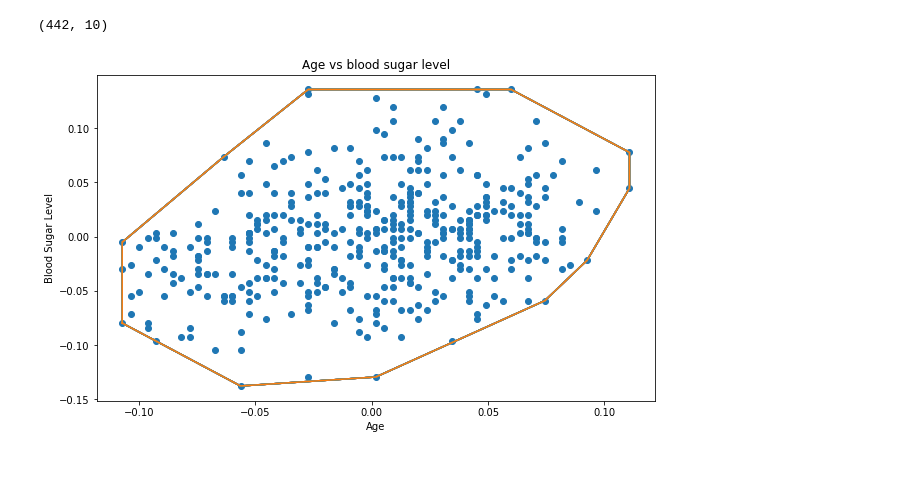
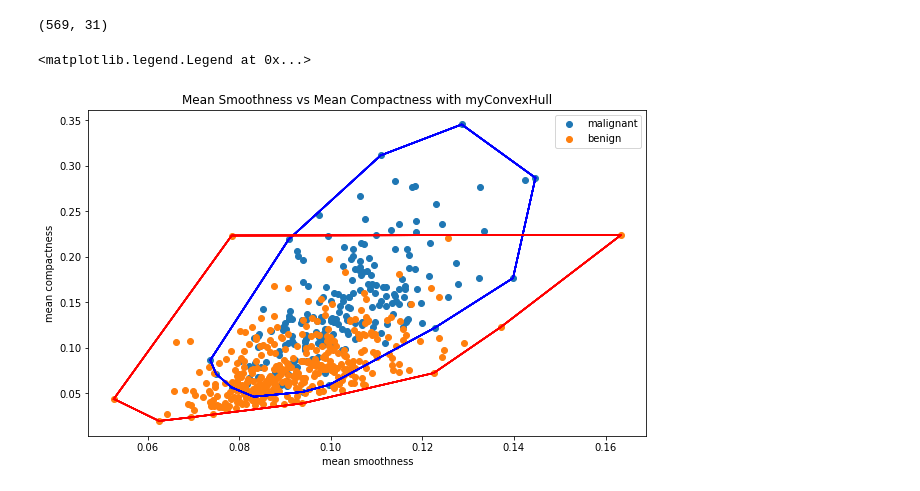
Before and after one commit to DzakyFattan/dnc-myConvexHull, a Jupyter notebook: src/myConvexHull.ipynb, the cells around one changed output. Cells and saved outputs as stored; diff of their text form; code cells hidden in the pictures.

```diff
--- a/src/myConvexHull.ipynb
+++ b/src/myConvexHull.ipynb
@@ -232,0 +270,15 @@ plt.legend()
+# %%
+# PERSIAPAN DATA, PEMANGGILAN FUNGSI CONVEXHULL DARI SCIPY
+# SUMBU X = ALCOHOL, SUMBU Y = COLOR INTENSITY
+plt.figure(figsize=(10, 6))
+plt.title('Alcohol vs Color Intensity with Scipy')
+plt.xlabel(data2.feature_names[0])
+plt.ylabel(data2.feature_names[9])
+for i in range(len(data2.target_names)):
+    bucket2 = df2[df2['Target'] == i]
+    bucket2 = bucket2.iloc[:, [0, 9]].values
+    hullscipy2 = ConvexHull(bucket2)
+    plt.scatter(bucket2[:, 0], bucket2[:, 1], label=data2.target_names[i])
+    for simplex in hullscipy2.simplices:
+        plt.plot(bucket2[simplex, 0], bucket2[simplex, 1], colors[i])
+plt.legend()
@@ -233,22 +288,28 @@ plt.legend()
 # %%
 # IMPORT DATASET LAIN #3 (DATASET DIABETES)
-data3 = datasets.load_diabetes()
+data3 = datasets.load_breast_cancer()
 # create a DataFrame
 df3 = pd.DataFrame(data3.data, columns=data3.feature_names)
+df3['Target'] = pd.DataFrame(data3.target)
 print(df3.shape)
 df3.head()
 
-# PERSIAPAN DATA, PEMANGGILAN FUNGSI CONVEXHULL
-# SUMBU X = AGE, SUMBU Y = BLOOD SUGAR LEVEL
+# PERSIAPAN DATA, PEMANGGILAN FUNGSI MYCONVEXHULL
+# SUMBU X = MEAN AREA, SUMBU Y = MEAN SMOOTHNESS
 plt.figure(figsize=(10, 6))
-plt.title('Age vs blood sugar level')
-plt.xlabel("Age")
-plt.ylabel("Blood Sugar Level")
-bucket3 = df3.iloc[:, [0, 9]].values
-hull3 = myConvexHull(bucket3)
-plt.scatter(bucket3[:, 0], bucket3[:, 1])
-for e in hull3:
-    plt.plot(hull3[:, 0], hull3[:, 1])
+plt.title('Mean Smoothness vs Mean Compactness with myConvexHull')
+plt.xlabel(data3.feature_names[4])
+plt.ylabel(data3.feature_names[5])
+for i in range(len(data3.target_names)):
+    bucket3 = df3[df3['Target'] == i]
+    bucket3 = bucket3.iloc[:, [4, 5]].values
+    # bagian ini diganti dengan hasil implementasi ConvexHull Divide & Conquer
+    hull3 = myConvexHull(bucket3)
+    plt.scatter(bucket3[:, 0], bucket3[:, 1], label=data3.target_names[i])
+    for e in hull3:
+        plt.plot(hull3[:, 0], hull3[:, 1], colors[i])
+plt.legend()
 # %% [output]
-(442, 10)
+(569, 31)
+<matplotlib.legend.Legend at 0x...>
-[figure, old version]
+[figure, new version]
```
Also changed, not shown: parts of 8 cells of this notebook, 1 other file.
